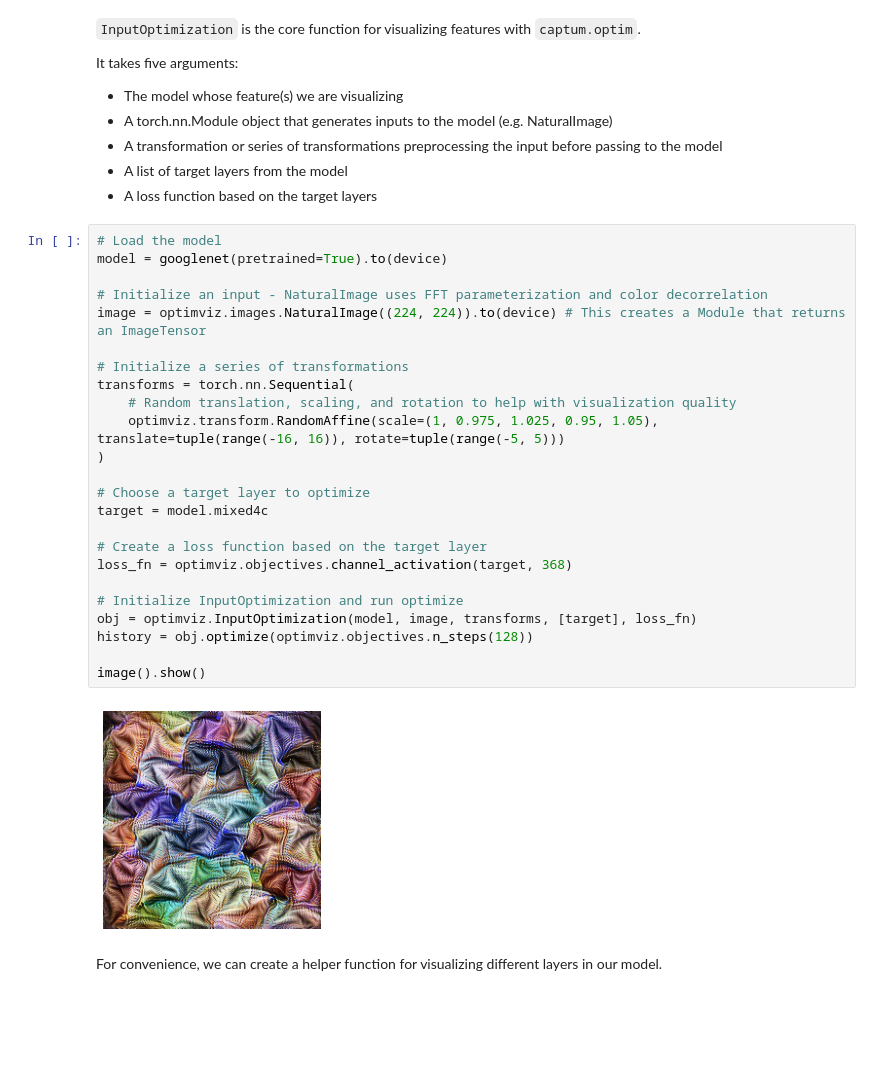
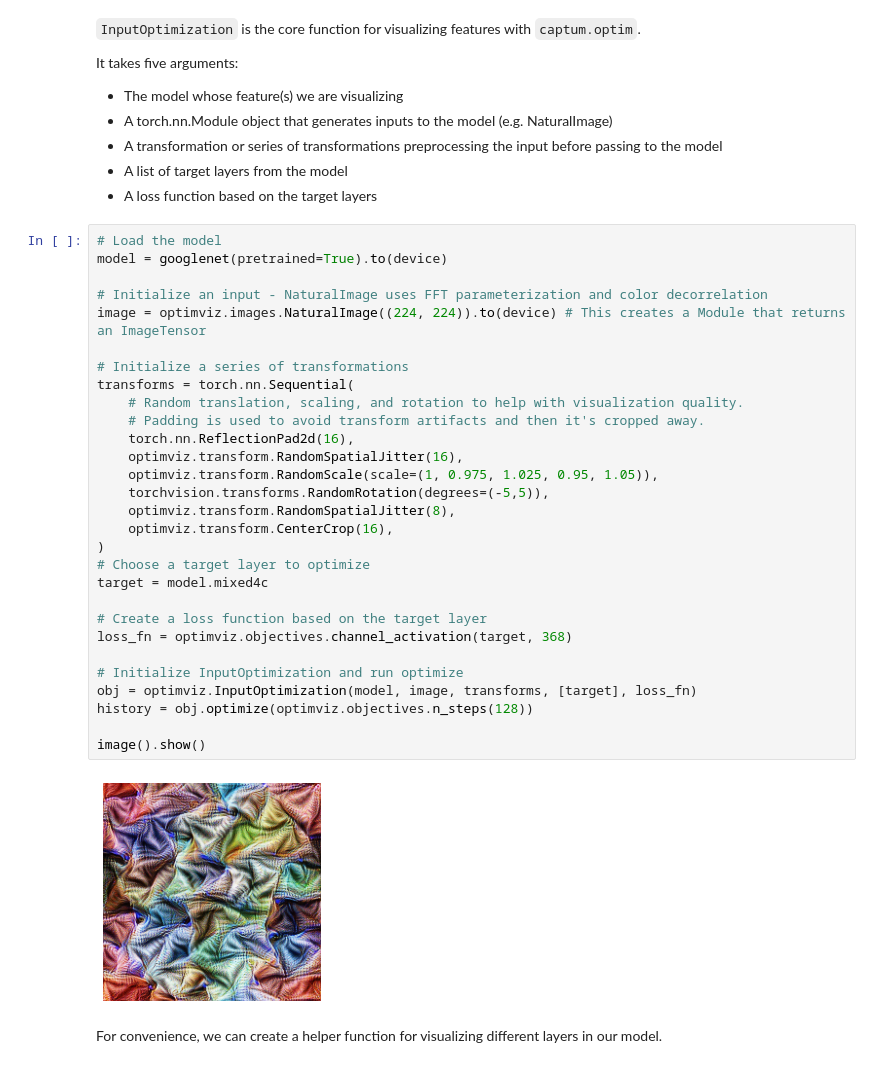
Before and after one commit to pytorch/captum, a Jupyter notebook: tutorials/InceptionV1_OptimViz.ipynb, the cells around one changed output. Saved outputs shown, nothing was run; the diff lists cells and outputs as text; blank space fills up the shorter version.

Commit message:
Changed tutorials to match new transforms.

```diff
--- a/tutorials/InceptionV1_OptimViz.ipynb
+++ b/tutorials/InceptionV1_OptimViz.ipynb
@@ -39,29 +40,34 @@ It takes five arguments:
 # %%
 # Load the model
 model = googlenet(pretrained=True).to(device)
 
 # Initialize an input - NaturalImage uses FFT parameterization and color decorrelation
 image = optimviz.images.NaturalImage((224, 224)).to(device) # This creates a Module that returns an ImageTensor
 
 # Initialize a series of transformations
 transforms = torch.nn.Sequential(
-    # Random translation, scaling, and rotation to help with visualization quality
-    optimviz.transform.RandomAffine(scale=(1, 0.975, 1.025, 0.95, 1.05), translate=tuple(range(-16, 16)), rotate=tuple(range(-5, 5)))
+    # Random translation, scaling, and rotation to help with visualization quality.
+    # Padding is used to avoid transform artifacts and then it's cropped away.
+    torch.nn.ReflectionPad2d(16),
+    optimviz.transform.RandomSpatialJitter(16),
+    optimviz.transform.RandomScale(scale=(1, 0.975, 1.025, 0.95, 1.05)),
+    torchvision.transforms.RandomRotation(degrees=(-5,5)),
+    optimviz.transform.RandomSpatialJitter(8),
+    optimviz.transform.CenterCrop(16),
 )
-
 # Choose a target layer to optimize
 target = model.mixed4c
 
 # Create a loss function based on the target layer
 loss_fn = optimviz.objectives.channel_activation(target, 368)
 
 # Initialize InputOptimization and run optimize
 obj = optimviz.InputOptimization(model, image, transforms, [target], loss_fn)
 history = obj.optimize(optimviz.objectives.n_steps(128))
 
 image().show()
 # %% [output]
-[figure, old version]
+[figure, new version]
 # %% [markdown]
 For convenience, we can create a helper function for visualizing different layers in our model.
 # %%
```
Also changed, not shown: parts of 8 cells of this notebook, 1 other file.
